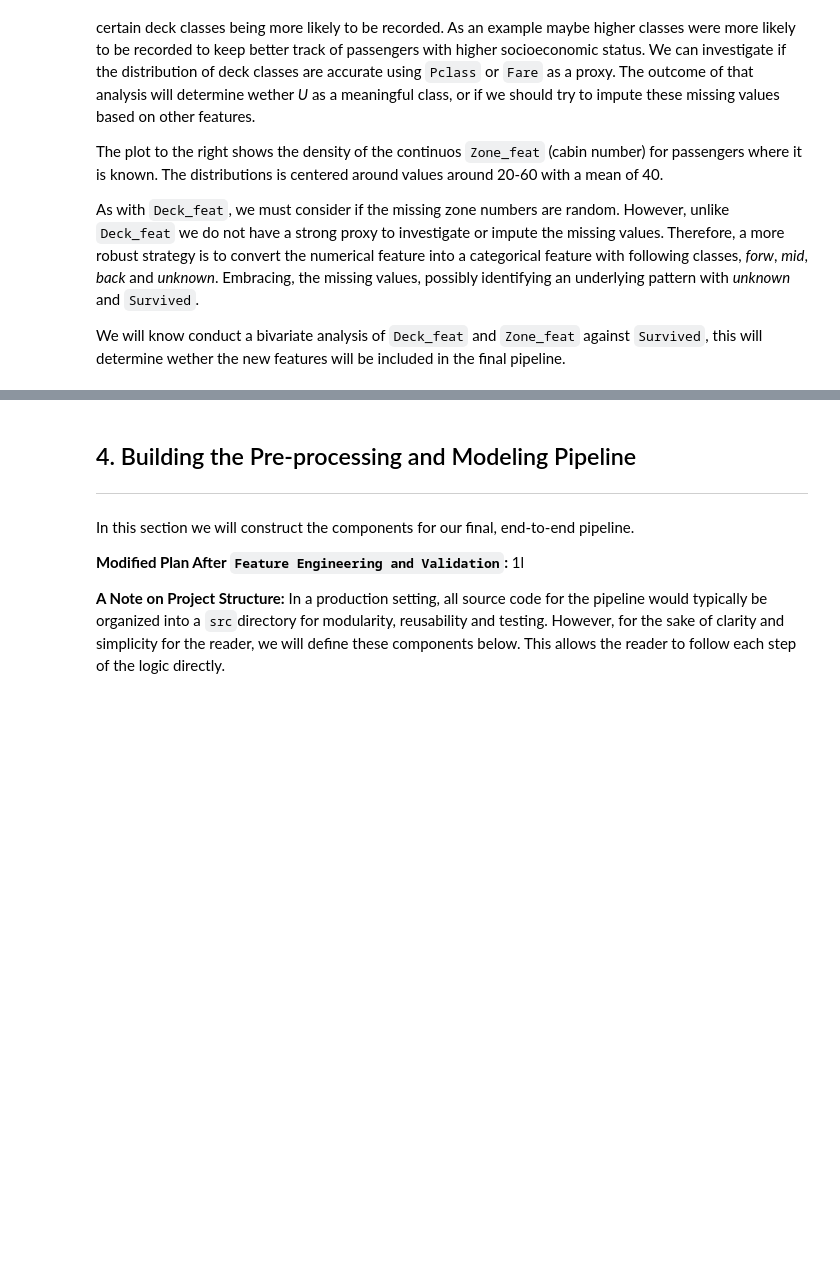
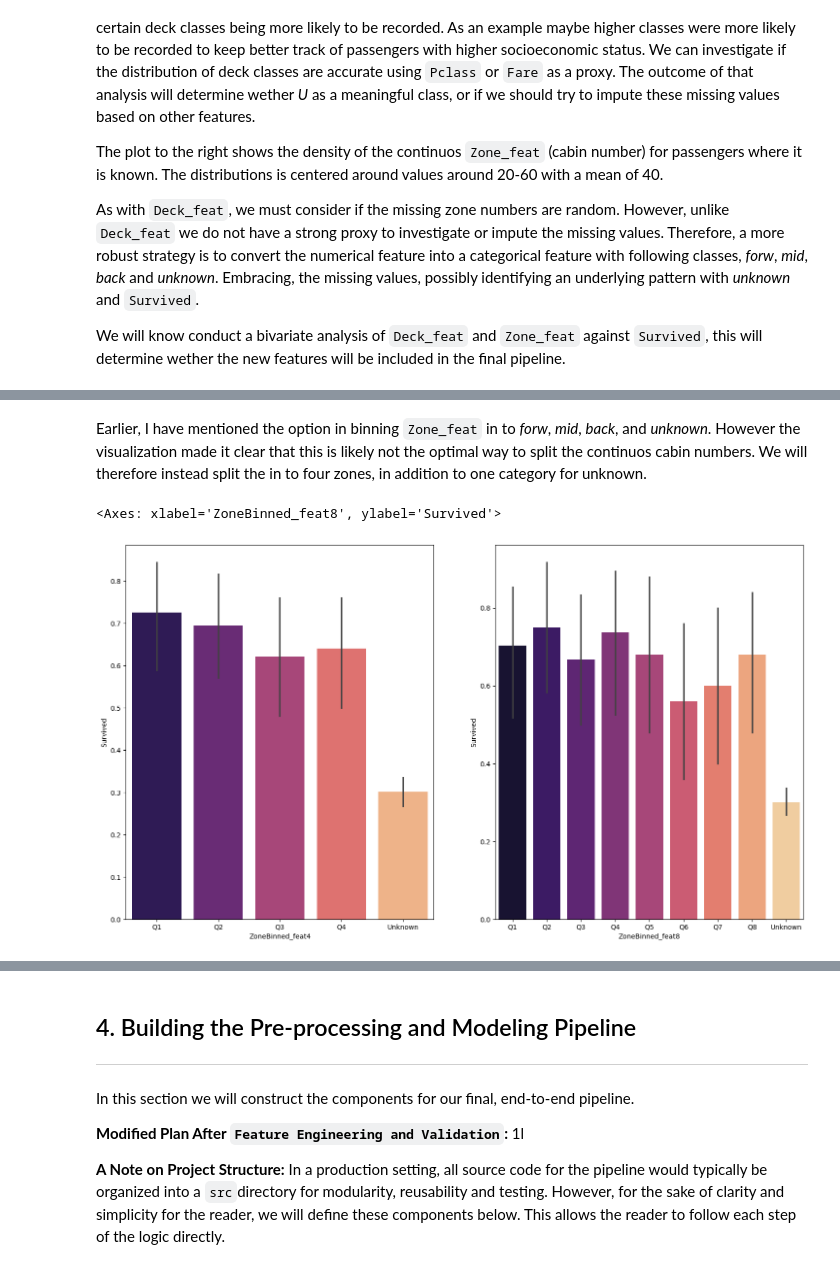
Before and after one commit to JonasLilletevedt/titanic-survival-prediction, a Jupyter notebook: notebooks/01_data_cleaning_and_feature_engineering.ipynb, the cells around one changed output, grey strips where cells are left out. Saved outputs shown, nothing was run; the diff lists cells and outputs as text; code cells hidden in the pictures; blank space fills up the shorter version.

```diff
--- a/notebooks/01_data_cleaning_and_feature_engineering.ipynb
+++ b/notebooks/01_data_cleaning_and_feature_engineering.ipynb
@@ -706,0 +721,24 @@ We will know conduct a bivariate analysis of `Deck_feat` and `Zone_feat` against
+# %% [markdown]
+Earlier, I have mentioned the option in binning `Zone_feat` in to *forw*, *mid*, *back*, and *unknown*. However the visualization made it clear that this is likely not the optimal way to split the continuos cabin numbers. We will therefore instead split the in to four zones, in addition to one category for unknown.
+# %%
+# Plot binned-zone
+# Add binned feature
+# Add bins
+df_scratch['ZoneBinned_feat4'] = pd.qcut(df_scratch['Zone_feat'], q=4, labels=['Q1', 'Q2', 'Q3', 'Q4'])
+df_scratch['ZoneBinned_feat8'] = pd.qcut(df_scratch['Zone_feat'], q=8, labels=['Q1', 'Q2', 'Q3', 'Q4', 'Q5', 'Q6', 'Q7', 'Q8'])
+
+# Convert nans to unknown
+df_scratch['ZoneBinned_feat4'] = df_scratch['ZoneBinned_feat4'].cat.add_categories(['Unknown']).fillna('Unknown')
+df_scratch['ZoneBinned_feat8'] = df_scratch['ZoneBinned_feat8'].cat.add_categories(['Unknown']).fillna('Unknown')
+
+
+# Make plot
+# Create figure
+fig, (ax1, ax2)= plt.subplots(1, 2, figsize=(18, 10))
+
+# Add plot for foure bins
+sns.barplot(data=df_scratch, x='ZoneBinned_feat4', y='Survived', hue='ZoneBinned_feat4', palette='magma', ax=ax1)
+sns.barplot(data=df_scratch, x='ZoneBinned_feat8', y='Survived', hue='ZoneBinned_feat8', palette='magma', ax=ax2)
+# %% [output]
+<Axes: xlabel='ZoneBinned_feat8', ylabel='Survived'>
+[figure, added]
```
Also changed, not shown: parts of 9 cells of this notebook, 1 other file.
